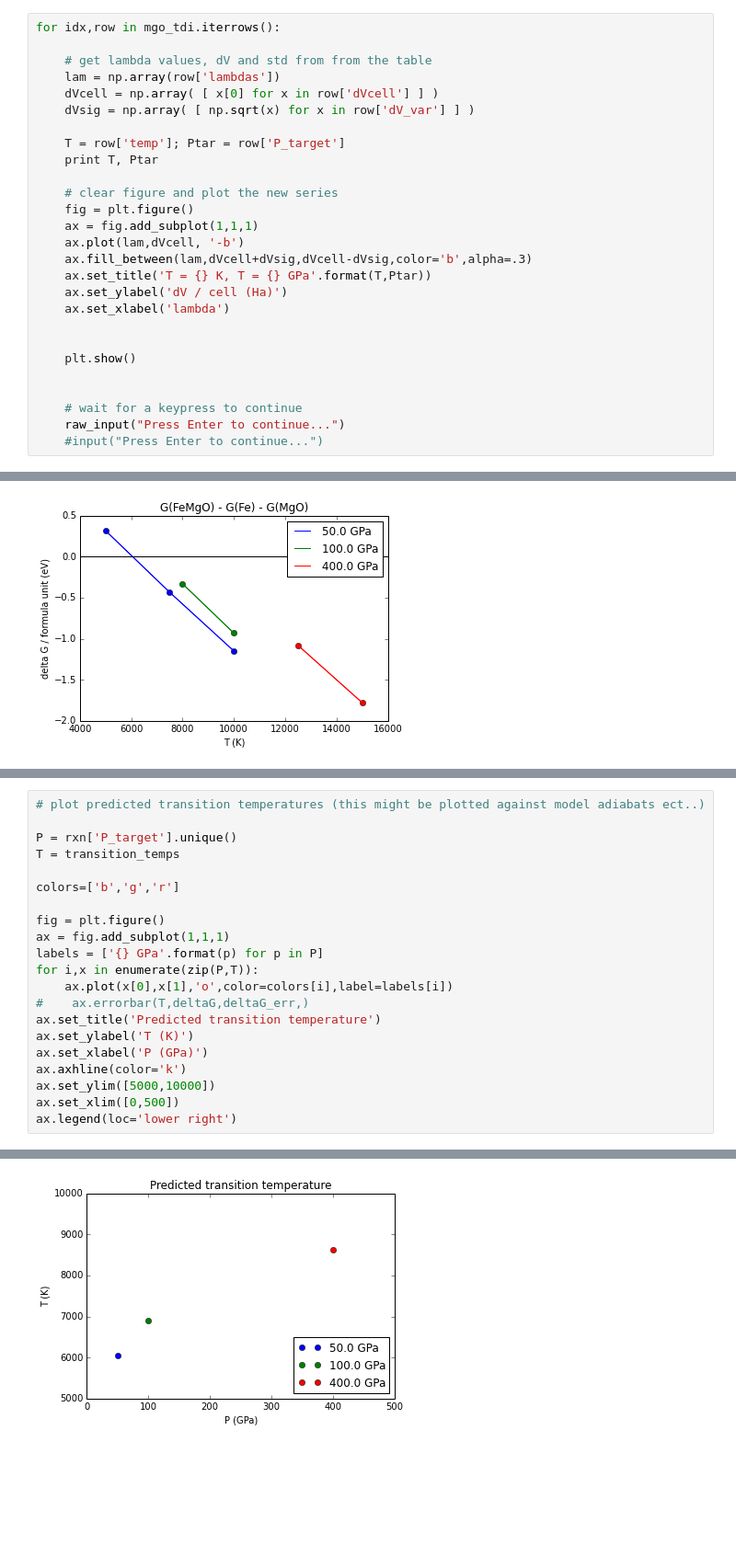
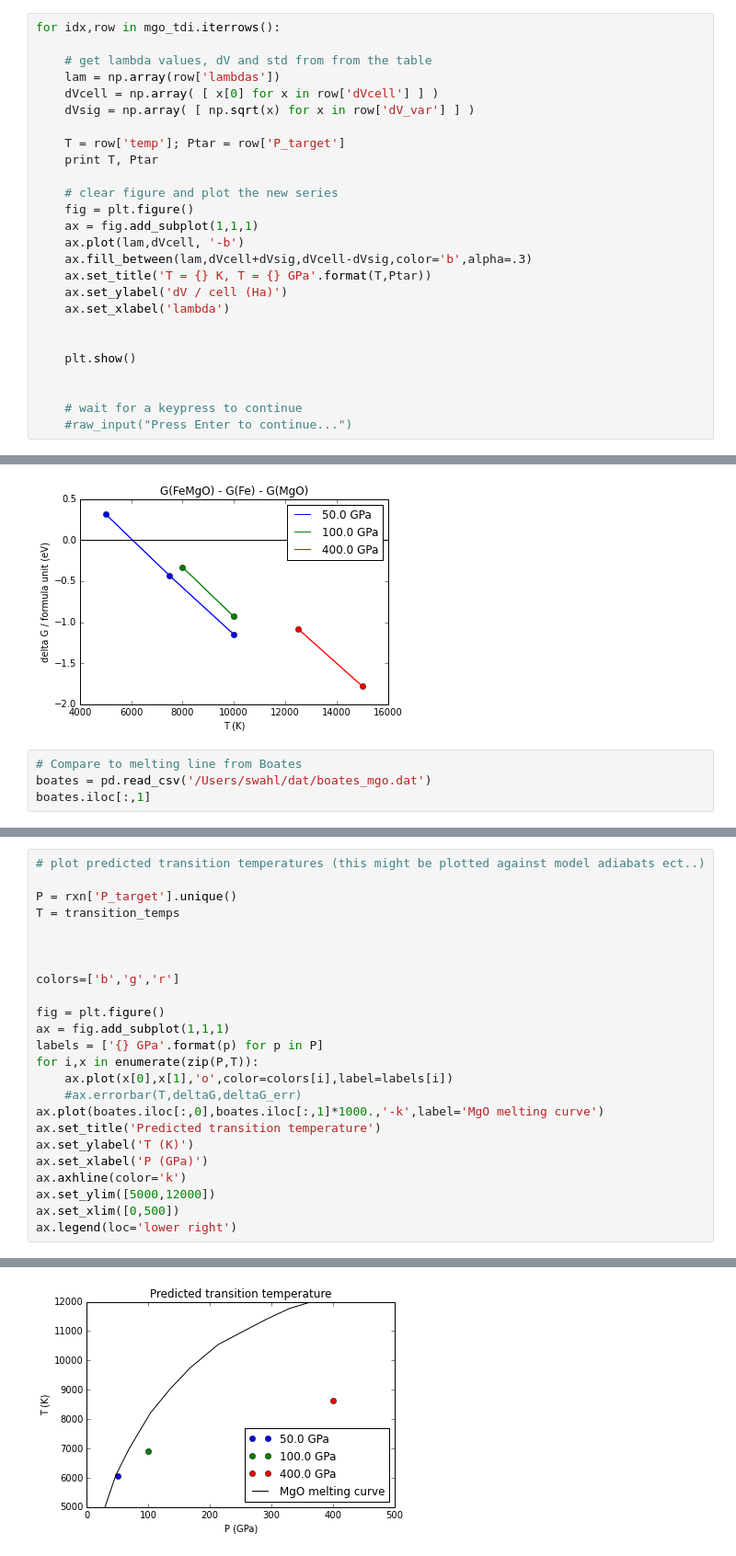
Before and after one commit to smwahl/vasp_automation, a Jupyter notebook: tdi_analysis_plotting.ipynb, the cells around one changed output, grey strips where cells are left out. Shown: that part at 92% size. Saved outputs shown, nothing was run; the diff lists cells and outputs as text; blank space fills up the shorter version.

```diff
--- a/tdi_analysis_plotting.ipynb
+++ b/tdi_analysis_plotting.ipynb
@@ -65,8 +59,7 @@ for idx,row in mgo_tdi.iterrows():
 
 
     # wait for a keypress to continue
-    raw_input("Press Enter to continue...")
-    #input("Press Enter to continue...")
+    #raw_input("Press Enter to continue...")
 # %% [output]
 5000.0 50.0
 [figure]
@@ -223,3 +212,7 @@ predicted transition temperature 6903.26951663
 [-1.08051161 -1.77824466] [ 0.01293448  0.00939473]
 predicted transition temperature 8628.49204792
 [figure]
+# %%
+# Compare to melting line from Boates
+boates = pd.read_csv('/Users/swahl/dat/boates_mgo.dat')
+boates.iloc[:,1]
@@ -226,27 +237,30 @@ predicted transition temperature 8628.49204792
 # %%
 # plot predicted transition temperatures (this might be plotted against model adiabats ect..)
 
 P = rxn['P_target'].unique()
 T = transition_temps
+
+
 
 colors=['b','g','r']
 
 fig = plt.figure()
 ax = fig.add_subplot(1,1,1)
 labels = ['{} GPa'.format(p) for p in P]
 for i,x in enumerate(zip(P,T)):
     ax.plot(x[0],x[1],'o',color=colors[i],label=labels[i])
-#    ax.errorbar(T,deltaG,deltaG_err,)
+    #ax.errorbar(T,deltaG,deltaG_err)
+ax.plot(boates.iloc[:,0],boates.iloc[:,1]*1000.,'-k',label='MgO melting curve')
 ax.set_title('Predicted transition temperature')
 ax.set_ylabel('T (K)')
 ax.set_xlabel('P (GPa)')
 ax.axhline(color='k')
-ax.set_ylim([5000,10000])
+ax.set_ylim([5000,12000])
 ax.set_xlim([0,500])
 ax.legend(loc='lower right')
 # %% [output]
 <matplotlib.legend.Legend at 0x...>
-[figure, old version]
+[figure, new version]
 # %%
 # make plots of components versus T for each constant P
 
```
Also changed, not shown: parts of 8 cells of this notebook.
